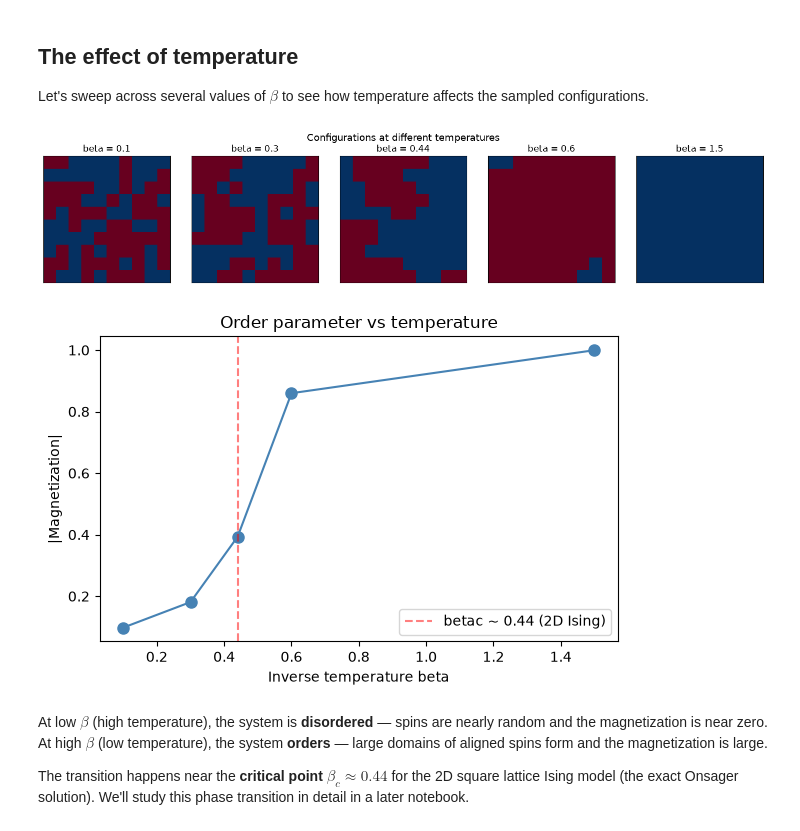
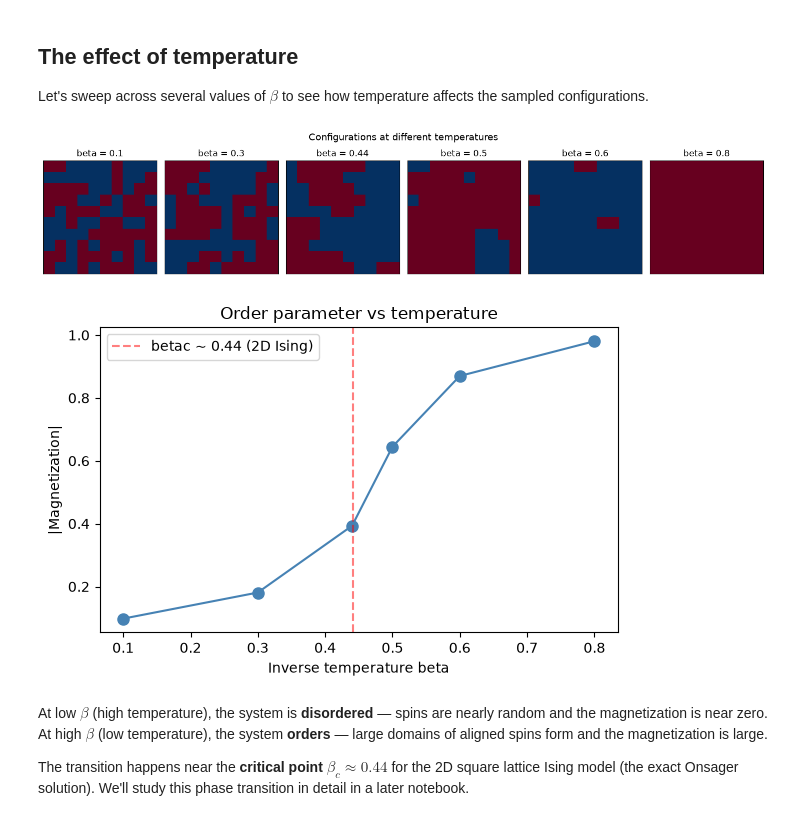
Before and after one commit to dek3rr/hamon, a Jupyter notebook: examples/01_block_gibbs_sampling.ipynb, the cells around one changed output. Cells and saved outputs as stored; diff of their text form; code cells hidden in the pictures.

```diff
--- a/examples/01_block_gibbs_sampling.ipynb
+++ b/examples/01_block_gibbs_sampling.ipynb
@@ -212,38 +212,38 @@ With zero bias and symmetric ferromagnetic coupling, each spin is equally likely
 
 Let's sweep across several values of $\beta$ to see how temperature affects the sampled configurations.
 # %%
-beta_values = [0.1, 0.3, 0.44, 0.6, 1.5]
+beta_values = [0.1, 0.3, 0.44, 0.5, 0.6, 0.8]
 all_magnetizations = []
 
 fig, axes = plt.subplots(1, len(beta_values), figsize=(14, 3))
 
 for ax, b_val in zip(axes, beta_values):
     # Build model at this temperature
     ebm_b = IsingEBM(flat_nodes, edge_list, biases, weights, jnp.array(b_val))
     prog_b = IsingSamplingProgram(ebm_b, free_blocks, [])
 
     key, k1, k2 = jax.random.split(key, 3)
     init_b = hinton_init(k1, ebm_b, free_blocks, ())
     sched_b = SamplingSchedule(n_warmup=300, n_samples=200, steps_per_sample=2)
     samp_b = sample_states(k2, prog_b, sched_b, init_b, [], [obs_block])[0]
 
     # Show last configuration
     grid = np.array(samp_b[-1]).reshape(ROWS, COLS).astype(float)
     ax.imshow(grid, cmap="RdBu", vmin=0, vmax=1, interpolation="nearest")
     ax.set_title(f"beta = {b_val}")
     ax.set_xticks([])
     ax.set_yticks([])
 
     # Track magnetization
     spins = 2 * samp_b.astype(jnp.float32) - 1
     m = jnp.mean(jnp.abs(jnp.mean(spins, axis=1)))
     all_magnetizations.append((b_val, float(m)))
 
 fig.suptitle("Configurations at different temperatures", fontsize=13)
 plt.tight_layout()
 plt.show()
 # %% [output]
-[figure, old version]
+[figure, new version]
 # %%
 # Plot |m| vs beta
 betas_plot, mags_plot = zip(*all_magnetizations)
@@ -259,7 +259,7 @@ ax.legend()
 plt.tight_layout()
 plt.show()
 # %% [output]
-[figure, old version]
+[figure, new version]
 # %% [markdown]
 At low $\beta$ (high temperature), the system is **disordered** — spins are nearly random and the magnetization is near zero. At high $\beta$ (low temperature), the system **orders** — large domains of aligned spins form and the magnetization is large.
 
```
Also changed, not shown: parts of 2 cells of this notebook, 3 other files.
